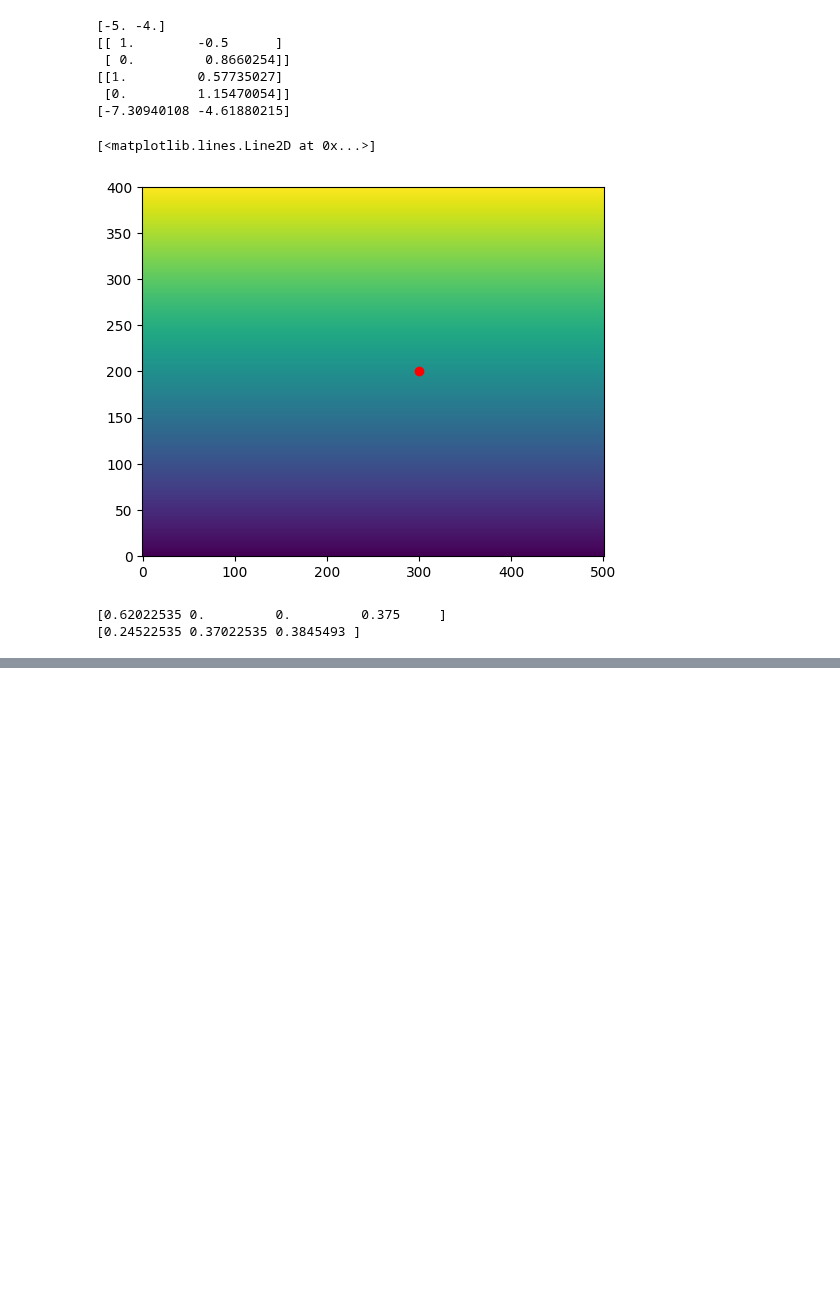
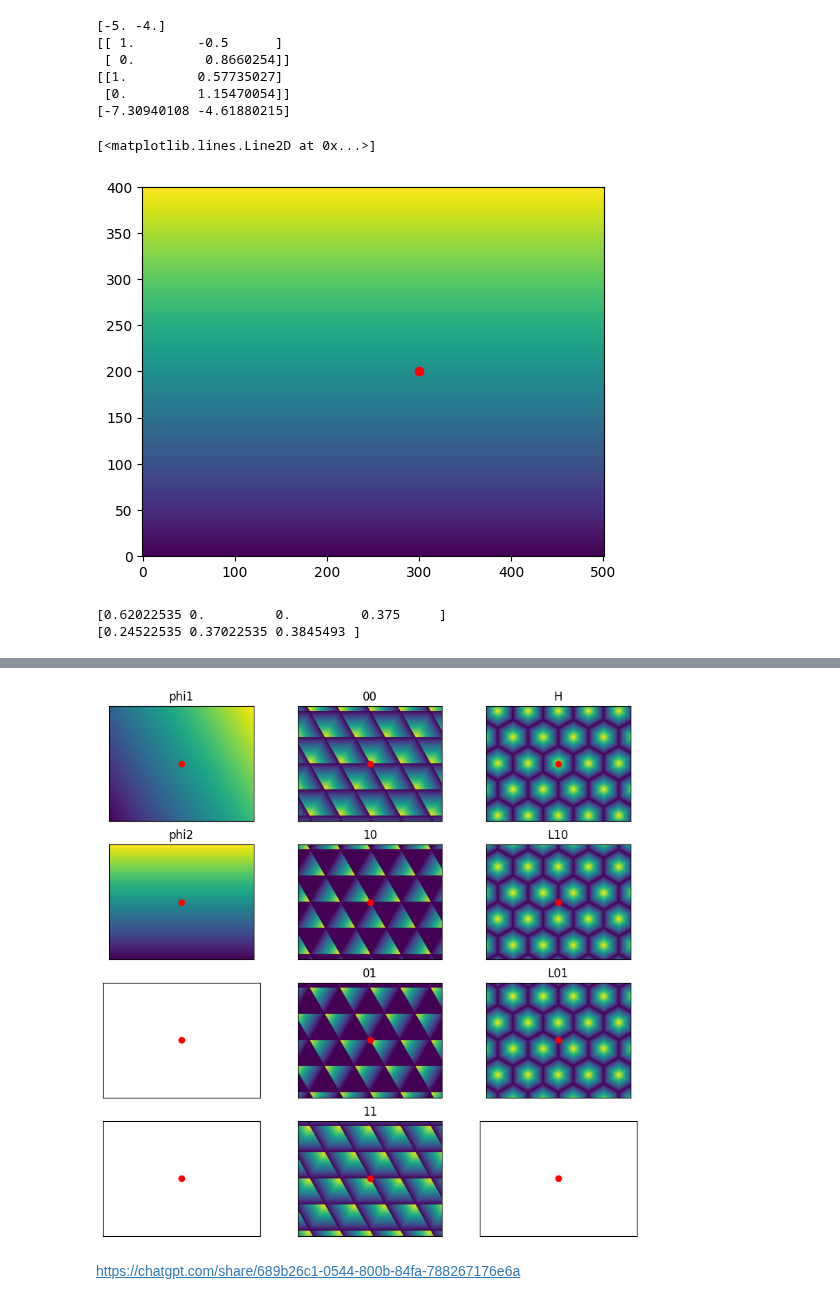
Before and after one commit to Potdooshami/2H_TaSe2_Tc_STM, a Jupyter notebook: phasemapping.ipynb, the cells around one changed output, grey strips where cells are left out. Cells and saved outputs as stored; diff of their text form; code cells hidden in the pictures; blank space fills up the shorter version.

```diff
--- a/phasemapping.ipynb
+++ b/phasemapping.ipynb
@@ -173,0 +180,31 @@ plt.plot(251,201,'ro')
+# %%
+msb,nsb = 4,3
+fig,axs = plt.subplots(msb,nsb,figsize=(10,10))
+axs[0,1].imshow(HHH_holder[:,:,0], origin='lower')
+axs[1,1].imshow(HHH_holder[:,:,1], origin='lower')
+axs[2,1].imshow(HHH_holder[:,:,2], origin='lower')
+axs[3,1].imshow(HHH_holder[:,:,3], origin='lower')
+
+axs[0,2].imshow(HAC_holder[:,:,0], origin='lower')
+axs[1,2].imshow(HAC_holder[:,:,1], origin='lower')
+axs[2,2].imshow(HAC_holder[:,:,2], origin='lower')
+
+axs[0,0].imshow(grid_B0, origin='lower')
+axs[1,0].imshow(grid_B1, origin='lower')
+
+tns = [['phi1','phi2'],['00','10','01','11'],['H','L10','L01']]
+
+for isb in range(msb):
+  for jsb in range(nsb):
+    axs[isb,jsb].set_xticks([])
+    axs[isb,jsb].set_yticks([])
+    axs[isb,jsb].plot(250,200,'ro')
+    try:
+      tn = tns[jsb][isb]
+      axs[isb,jsb].set_title(tn)
+    except:
+      a = 's'
+# %% [output]
+[figure, added]
+# %% [markdown]
+https://chatgpt.com/share/689b26c1-0544-800b-84fa-788267176e6a
```
Also changed, not shown: parts of 5 cells of this notebook.
